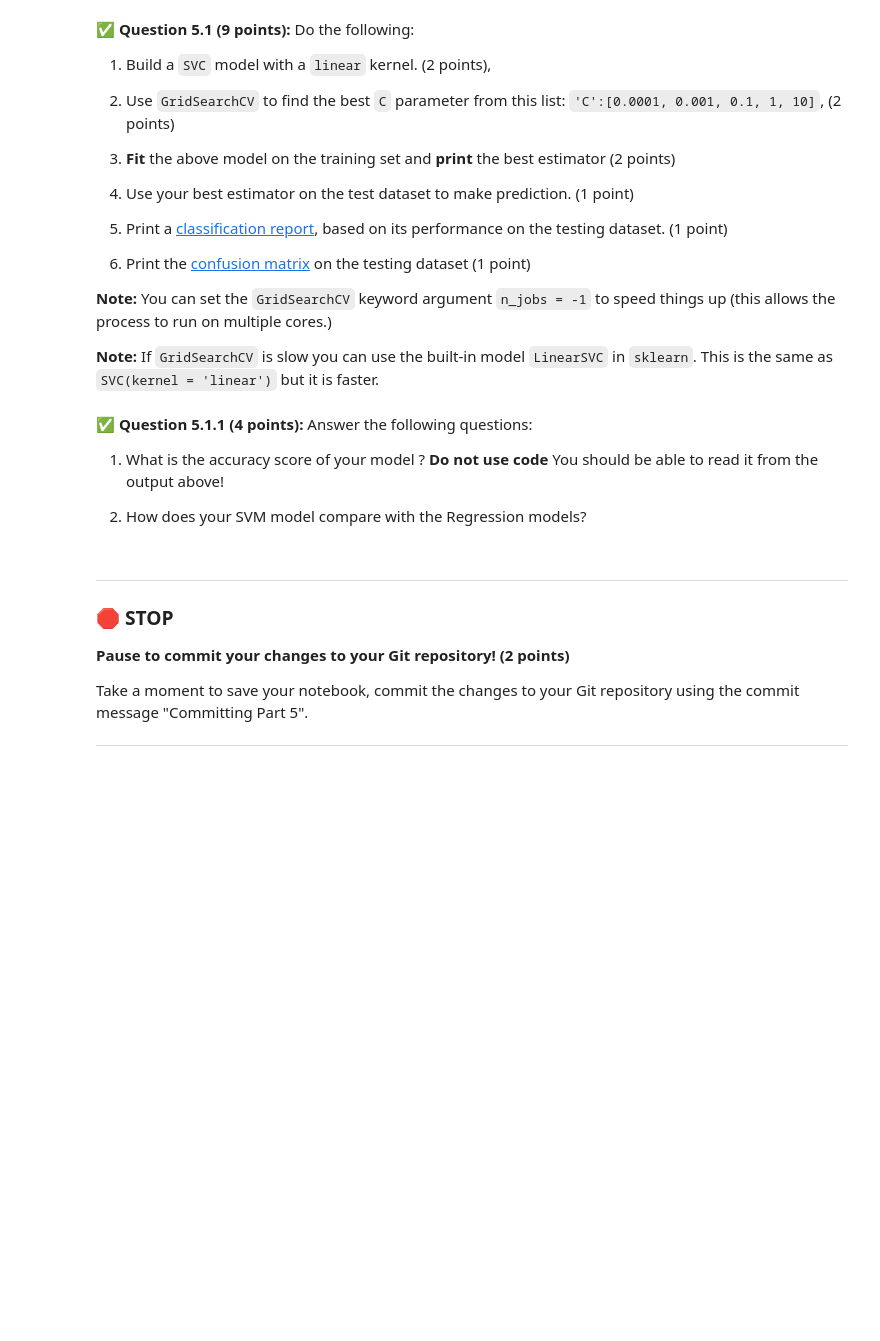
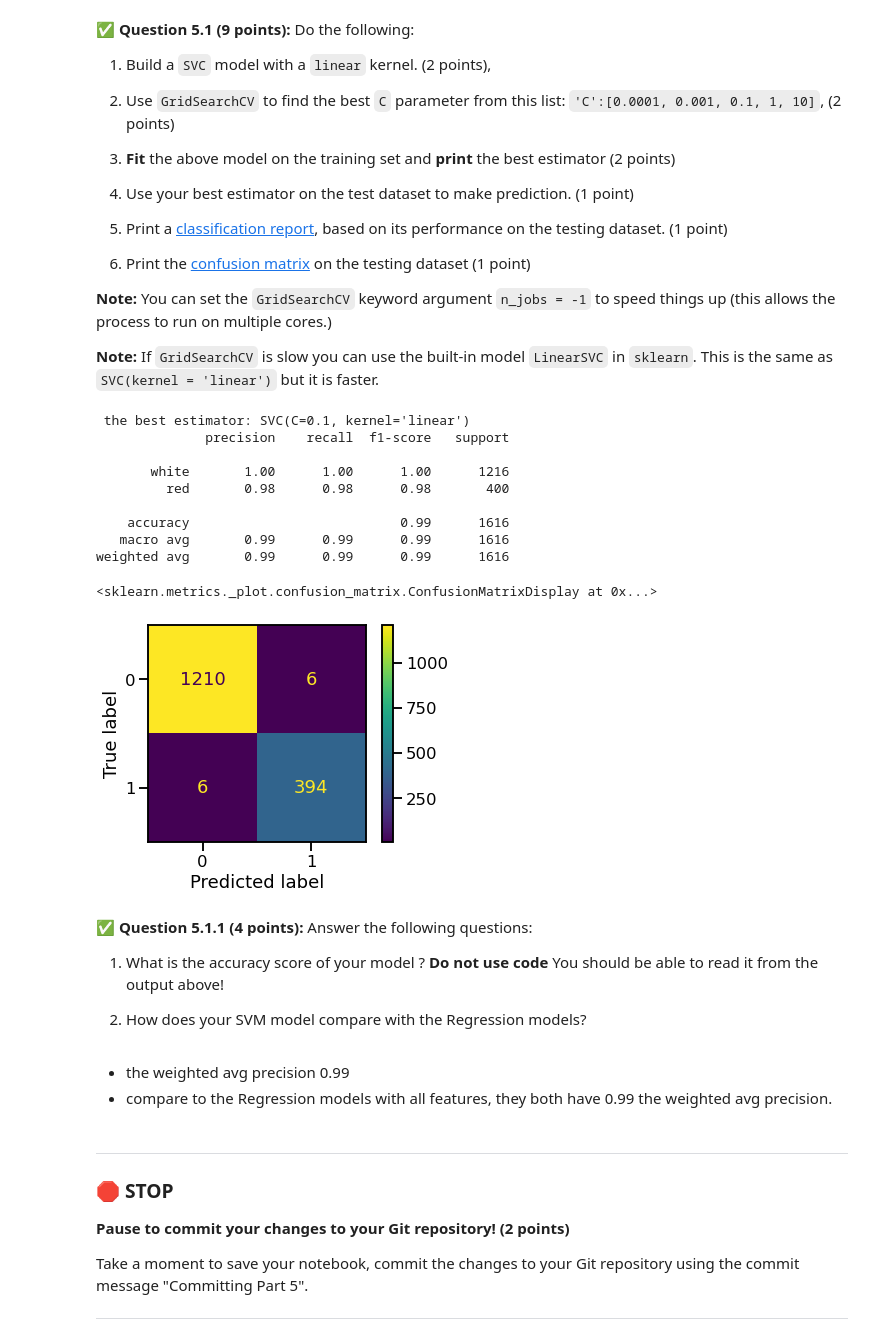
Before and after one commit to Kikuchanw/cmse202-f22-turnin, a Jupyter notebook: final/CMSE202_Final-Haizhou Wang.ipynb, the cells around one changed output. Drawn from its saved outputs; the diff is of its cells as text; code cells hidden in the pictures; blank space fills up the shorter version.

```diff
--- a/final/CMSE202_Final-Haizhou Wang.ipynb
+++ b/final/CMSE202_Final-Haizhou Wang.ipynb
@@ -538,9 +536,37 @@ Let's see how an SVM performs
+# %%
+# Put your code here
+C_list = [0.0001, 0.001, 0.1, 1, 10]
+tuned_parameters = [{'C': C_list}]
+clf = GridSearchCV(SVC(kernel='linear'), tuned_parameters, cv=10, scoring='accuracy').fit(X_train,y_train)
+clf.fit(X_train,y_train)
+print(' the best estimator:',clf.best_estimator_)
+svc = SVC(C=0.1, kernel='linear', )
+svc.fit(X_train,y_train)
+ypred = svc.predict(X_test)
+print(classification_report(y_test, ypred, target_names=["white","red"]))
+csvc = confusion_matrix(y_test, ypred)
+ConfusionMatrixDisplay(csvc).plot()
+# %% [output]
+ the best estimator: SVC(C=0.1, kernel='linear')
+              precision    recall  f1-score   support
+
+       white       1.00      1.00      1.00      1216
+         red       0.98      0.98      0.98       400
+
+    accuracy                           0.99      1616
+   macro avg       0.99      0.99      0.99      1616
+weighted avg       0.99      0.99      0.99      1616
+<sklearn.metrics._plot.confusion_matrix.ConfusionMatrixDisplay at 0x...>
+[figure, added]
 # %% [markdown]
 **&#9989; Question 5.1.1 (4 points):** Answer the following questions:
 
 1. What is the accuracy score of your model ? **Do not use code** You should be able to read it from the output above!
 
 2. How does your SVM model compare with the Regression models?
+# %% [markdown]
+* the weighted avg precision 0.99
+* compare to the Regression models with all features, they both have 0.99 the weighted avg precision.
 # %% [markdown]
 ---
 ### &#128721; STOP
```
Also changed, not shown: parts of 1 cell of this notebook.
